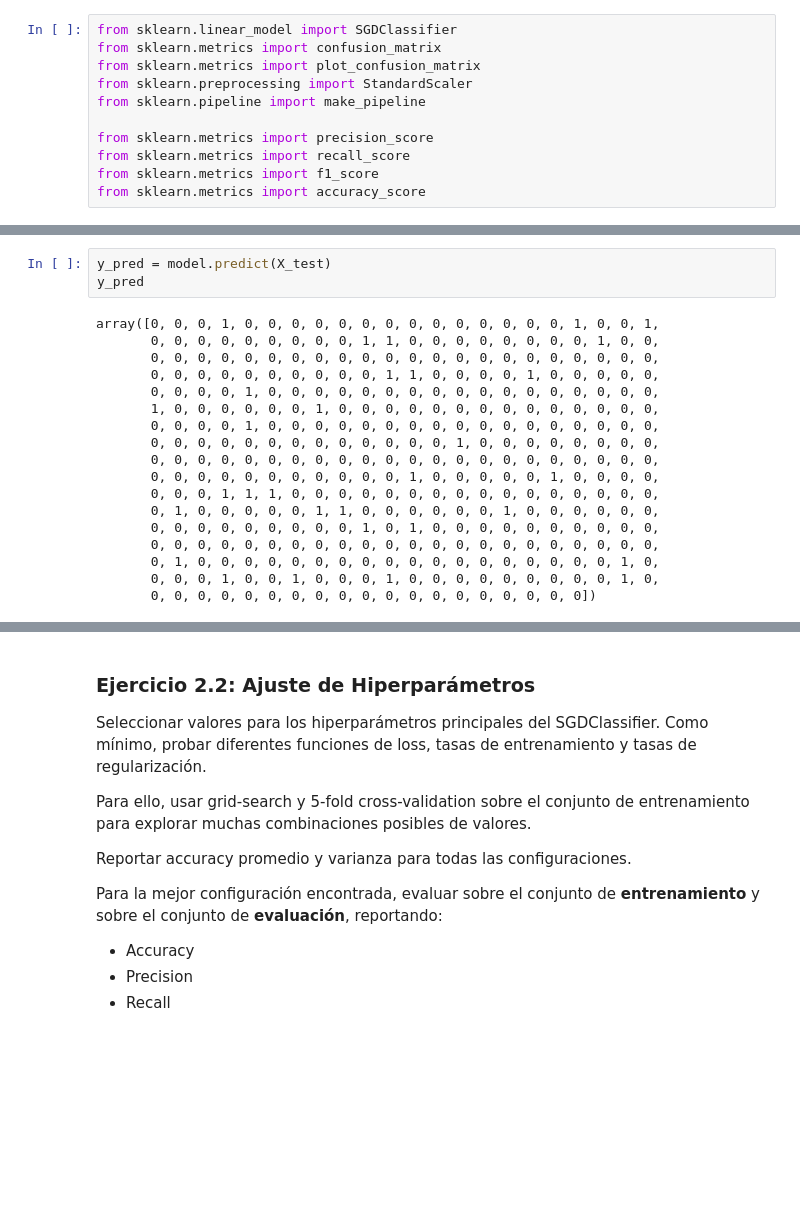
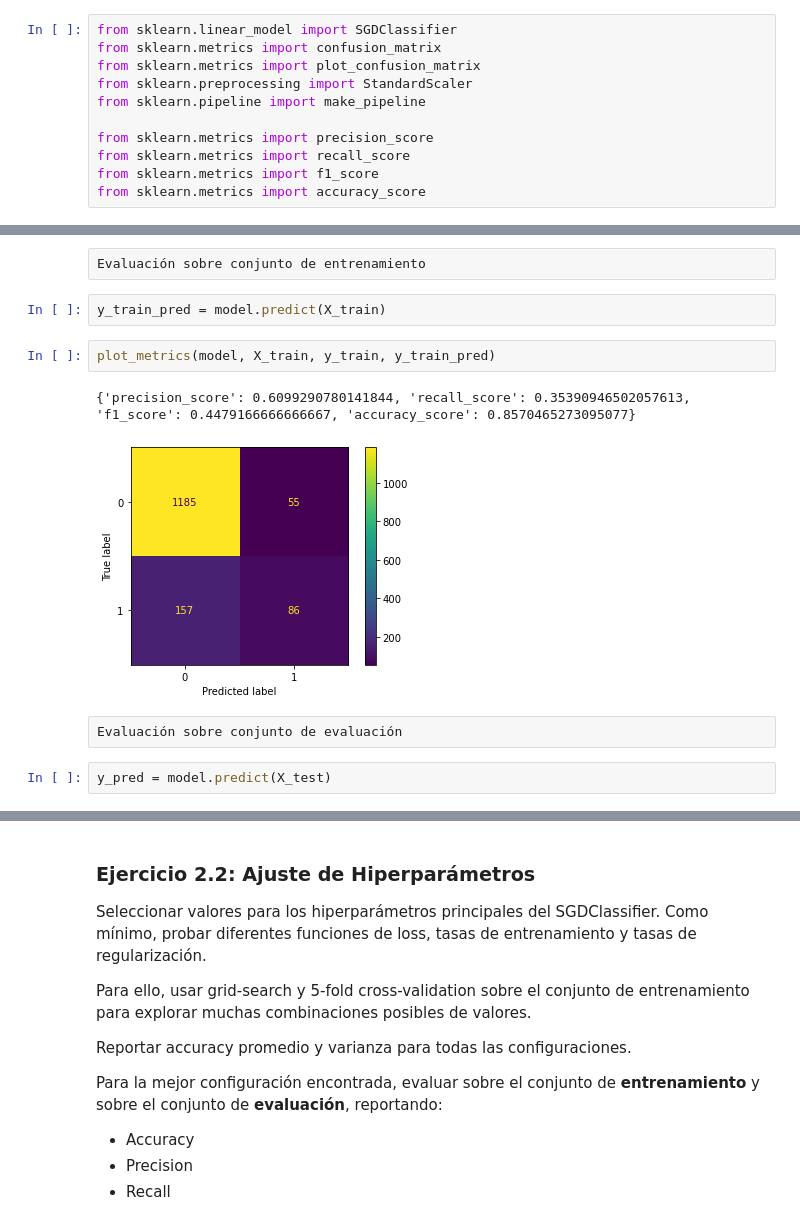
Before and after one commit to cgoviedo/Diplodatos, a Jupyter notebook: aprendizaje_automatico/Lab 2.ipynb, the cells around one changed output, grey strips where cells are left out. Drawn from its saved outputs; the diff is of its cells as text; blank space fills up the shorter version.

```diff
--- a/aprendizaje_automatico/Lab 2.ipynb
+++ b/aprendizaje_automatico/Lab 2.ipynb
@@ -117,21 +123,13 @@ Pipeline(steps=[('standardscaler', StandardScaler()),
+# %% [raw]
+Evaluación sobre conjunto de entrenamiento
+# %%
+y_train_pred = model.predict(X_train)
+# %%
+plot_metrics(model, X_train, y_train, y_train_pred)
+# %% [output]
+{'precision_score': 0.6099290780141844, 'recall_score': 0.35390946502057613, 'f1_score': 0.4479166666666667, 'accuracy_score': 0.8570465273095077}
+[figure, added]
+# %% [raw]
+Evaluación sobre conjunto de evaluación
 # %%
 y_pred = model.predict(X_test)
-y_pred
-# %% [output]
-array([0, 0, 0, 1, 0, 0, 0, 0, 0, 0, 0, 0, 0, 0, 0, 0, 0, 0, 1, 0, 0, 1,
-       0, 0, 0, 0, 0, 0, 0, 0, 0, 1, 1, 0, 0, 0, 0, 0, 0, 0, 0, 1, 0, 0,
-       0, 0, 0, 0, 0, 0, 0, 0, 0, 0, 0, 0, 0, 0, 0, 0, 0, 0, 0, 0, 0, 0,
-       0, 0, 0, 0, 0, 0, 0, 0, 0, 0, 1, 1, 0, 0, 0, 0, 1, 0, 0, 0, 0, 0,
-       0, 0, 0, 0, 1, 0, 0, 0, 0, 0, 0, 0, 0, 0, 0, 0, 0, 0, 0, 0, 0, 0,
-       1, 0, 0, 0, 0, 0, 0, 1, 0, 0, 0, 0, 0, 0, 0, 0, 0, 0, 0, 0, 0, 0,
-       0, 0, 0, 0, 1, 0, 0, 0, 0, 0, 0, 0, 0, 0, 0, 0, 0, 0, 0, 0, 0, 0,
-       0, 0, 0, 0, 0, 0, 0, 0, 0, 0, 0, 0, 0, 1, 0, 0, 0, 0, 0, 0, 0, 0,
-       0, 0, 0, 0, 0, 0, 0, 0, 0, 0, 0, 0, 0, 0, 0, 0, 0, 0, 0, 0, 0, 0,
-       0, 0, 0, 0, 0, 0, 0, 0, 0, 0, 0, 1, 0, 0, 0, 0, 0, 1, 0, 0, 0, 0,
-       0, 0, 0, 1, 1, 1, 0, 0, 0, 0, 0, 0, 0, 0, 0, 0, 0, 0, 0, 0, 0, 0,
-       0, 1, 0, 0, 0, 0, 0, 1, 1, 0, 0, 0, 0, 0, 0, 1, 0, 0, 0, 0, 0, 0,
-       0, 0, 0, 0, 0, 0, 0, 0, 0, 1, 0, 1, 0, 0, 0, 0, 0, 0, 0, 0, 0, 0,
-       0, 0, 0, 0, 0, 0, 0, 0, 0, 0, 0, 0, 0, 0, 0, 0, 0, 0, 0, 0, 0, 0,
-       0, 1, 0, 0, 0, 0, 0, 0, 0, 0, 0, 0, 0, 0, 0, 0, 0, 0, 0, 0, 1, 0,
-       0, 0, 0, 1, 0, 0, 1, 0, 0, 0, 1, 0, 0, 0, 0, 0, 0, 0, 0, 0, 1, 0,
-       0, 0, 0, 0, 0, 0, 0, 0, 0, 0, 0, 0, 0, 0, 0, 0, 0, 0, 0])
```
Also changed, not shown: parts of 42 cells of this notebook, 1 other file.
